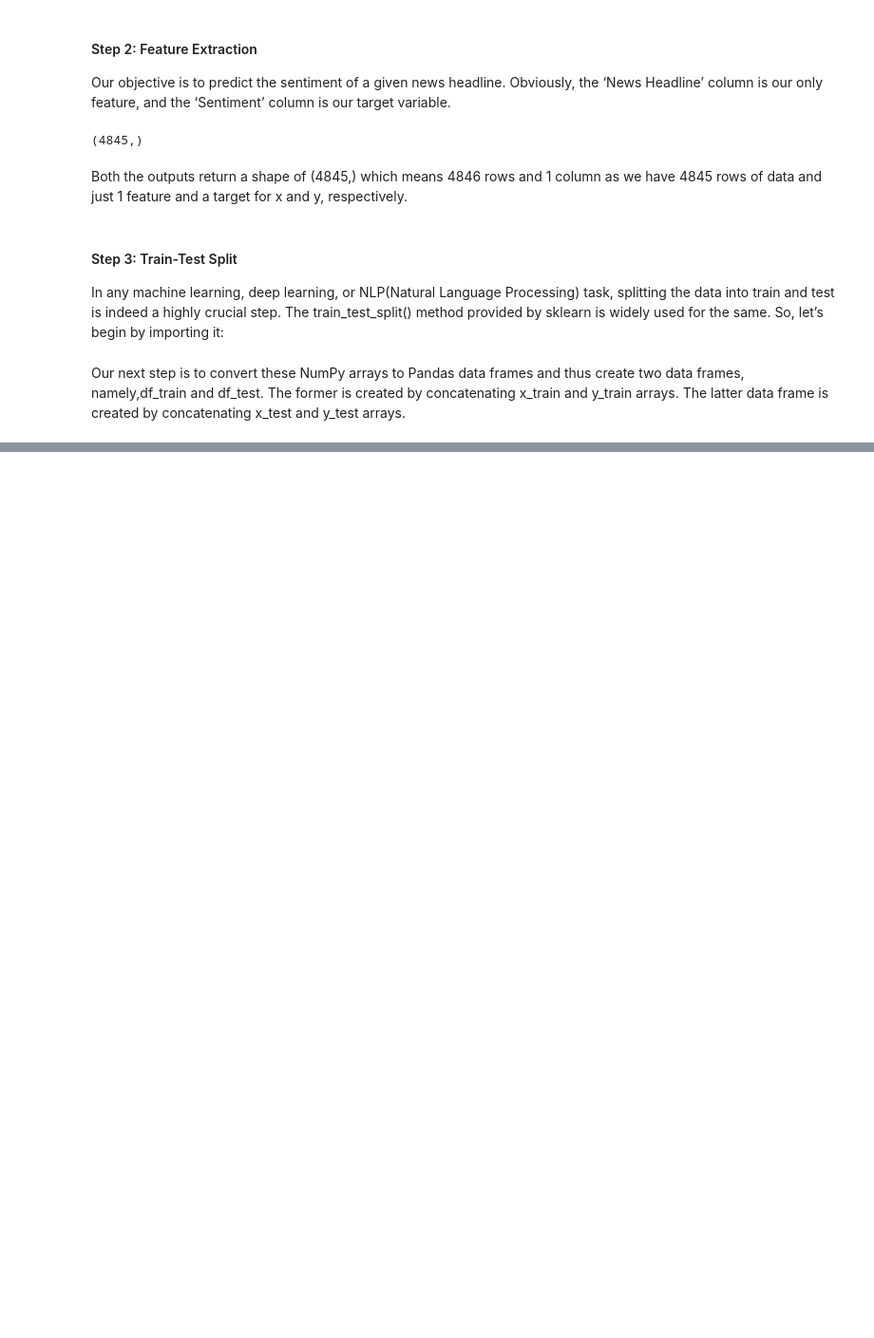
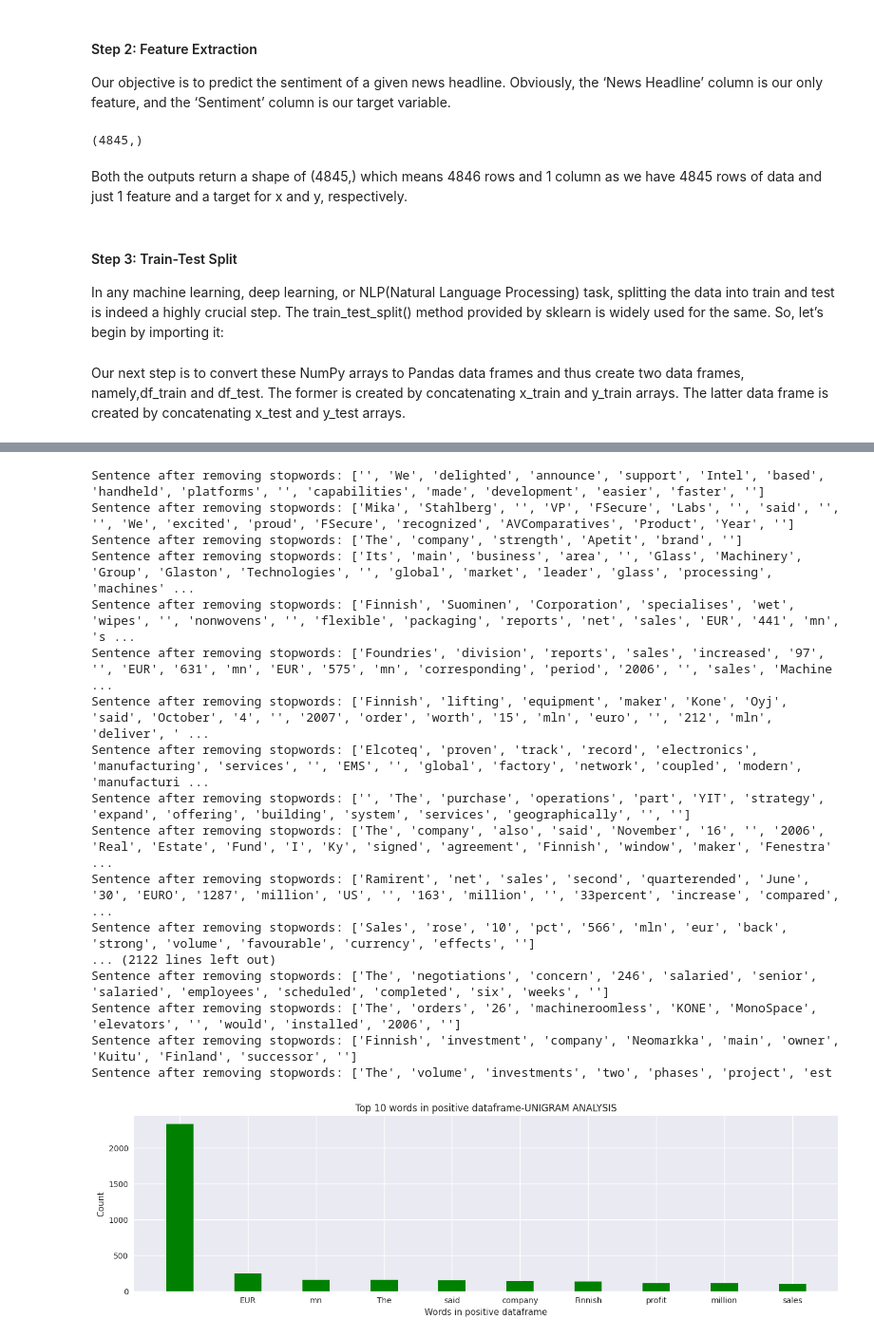
Before and after one commit to sanchitd9/nlp_course, a Jupyter notebook: language_models_(N-grams).ipynb, the cells around one changed output, grey strips where cells are left out. Shown at 95% size. Saved outputs shown, nothing was run; the diff lists cells and outputs as text; code cells hidden in the pictures; blank space fills up the shorter version.

```diff
--- a/language_models_(N-grams).ipynb
+++ b/language_models_(N-grams).ipynb
@@ -143,0 +195,12 @@ df_test.head()
+# %%
+#method to generate n-grams:
+#params:
+#text-the text for which we have to generate n-grams
+#ngram-number of grams to be generated from the text(1,2,3,4 etc., default value=1)
+
+def generate_N_grams(text,ngram=1):
+  words=[word for word in text.split(" ") if word not in set(stopwords.words('english'))]
+  print("Sentence after removing stopwords:",words)
+  temp=zip(*[words[i:] for i in range(0,ngram)])
+  ans=[' '.join(ngram) for ngram in temp]
+  return ans
@@ -143,0 +220,65 @@ df_test.head()
+# %%
+from collections import defaultdict
+
+positiveValues=defaultdict(int)
+negativeValues=defaultdict(int)
+neutralValues=defaultdict(int)
+#get the count of every word in both the columns of df_train and df_test dataframes
+
+#get the count of every word in both the columns of df_train and df_test dataframes where sentiment="positive"
+for text in df_train[df_train.sentiment=="positive"].news:
+  for word in generate_N_grams(text):
+    positiveValues[word]+=1
+
+#get the count of every word in both the columns of df_train and df_test dataframes where sentiment="negative"
+for text in df_train[df_train.sentiment=="negative"].news:
+  for word in generate_N_grams(text):
+    negativeValues[word]+=1
+
+#get the count of every word in both the columns of df_train and df_test dataframes where sentiment="neutral"
+for text in df_train[df_train.sentiment=="neutral"].news:
+  for word in generate_N_grams(text):
+    neutralValues[word]+=1
+
+#focus on more frequently occuring words for every sentiment=>
+#sort in DO wrt 2nd column in each of positiveValues,negativeValues and neutralValues
+df_positive=pd.DataFrame(sorted(positiveValues.items(),key=lambda x:x[1],reverse=True))
+df_negative=pd.DataFrame(sorted(negativeValues.items(),key=lambda x:x[1],reverse=True))
+df_neutral=pd.DataFrame(sorted(neutralValues.items(),key=lambda x:x[1],reverse=True))
+
+pd1=df_positive[0][:10]
+pd2=df_positive[1][:10]
+
+ned1=df_negative[0][:10]
+ned2=df_negative[1][:10]
+
+nud1=df_neutral[0][:10]
+nud2=df_neutral[1][:10]
+
+plt.figure(1,figsize=(16,4))
+plt.bar(pd1,pd2, color ='green',
+        width = 0.4)
+plt.xlabel("Words in positive dataframe")
+plt.ylabel("Count")
+plt.title("Top 10 words in positive dataframe-UNIGRAM ANALYSIS")
+plt.savefig("positive-unigram.png")
+plt.show()
+# %% [output]
+Sentence after removing stopwords: ['', 'We', 'delighted', 'announce', 'support', 'Intel', 'based', 'handheld', 'platforms', '', 'capabilities', 'made', 'development', 'easier', 'faster', '']
+Sentence after removing stopwords: ['Mika', 'Stahlberg', '', 'VP', 'FSecure', 'Labs', '', 'said', '', '', 'We', 'excited', 'proud', 'FSecure', 'recognized', 'AVComparatives', 'Product', 'Year', '']
+Sentence after removing stopwords: ['The', 'company', 'strength', 'Apetit', 'brand', '']
+Sentence after removing stopwords: ['Its', 'main', 'business', 'area', '', 'Glass', 'Machinery', 'Group', 'Glaston', 'Technologies', '', 'global', 'market', 'leader', 'glass', 'processing', 'machines' ...
+Sentence after removing stopwords: ['Finnish', 'Suominen', 'Corporation', 'specialises', 'wet', 'wipes', '', 'nonwovens', '', 'flexible', 'packaging', 'reports', 'net', 'sales', 'EUR', '441', 'mn', 's ...
+Sentence after removing stopwords: ['Foundries', 'division', 'reports', 'sales', 'increased', '97', '', 'EUR', '631', 'mn', 'EUR', '575', 'mn', 'corresponding', 'period', '2006', '', 'sales', 'Machine ...
+Sentence after removing stopwords: ['Finnish', 'lifting', 'equipment', 'maker', 'Kone', 'Oyj', 'said', 'October', '4', '', '2007', 'order', 'worth', '15', 'mln', 'euro', '', '212', 'mln', 'deliver', ' ...
+Sentence after removing stopwords: ['Elcoteq', 'proven', 'track', 'record', 'electronics', 'manufacturing', 'services', '', 'EMS', '', 'global', 'factory', 'network', 'coupled', 'modern', 'manufacturi ...
+Sentence after removing stopwords: ['', 'The', 'purchase', 'operations', 'part', 'YIT', 'strategy', 'expand', 'offering', 'building', 'system', 'services', 'geographically', '', '']
+Sentence after removing stopwords: ['The', 'company', 'also', 'said', 'November', '16', '', '2006', 'Real', 'Estate', 'Fund', 'I', 'Ky', 'signed', 'agreement', 'Finnish', 'window', 'maker', 'Fenestra' ...
+Sentence after removing stopwords: ['Ramirent', 'net', 'sales', 'second', 'quarterended', 'June', '30', 'EURO', '1287', 'million', 'US', '', '163', 'million', '', '33percent', 'increase', 'compared',  ...
+Sentence after removing stopwords: ['Sales', 'rose', '10', 'pct', '566', 'mln', 'eur', 'back', 'strong', 'volume', 'favourable', 'currency', 'effects', '']
+... (2122 lines left out)
+Sentence after removing stopwords: ['The', 'negotiations', 'concern', '246', 'salaried', 'senior', 'salaried', 'employees', 'scheduled', 'completed', 'six', 'weeks', '']
+Sentence after removing stopwords: ['The', 'orders', '26', 'machineroomless', 'KONE', 'MonoSpace', 'elevators', '', 'would', 'installed', '2006', '']
+Sentence after removing stopwords: ['Finnish', 'investment', 'company', 'Neomarkka', 'main', 'owner', 'Kuitu', 'Finland', 'successor', '']
+Sentence after removing stopwords: ['The', 'volume', 'investments', 'two', 'phases', 'project', 'est
+[figure, added]
```
Also changed, not shown: parts of 22 cells of this notebook, 9 other files.
